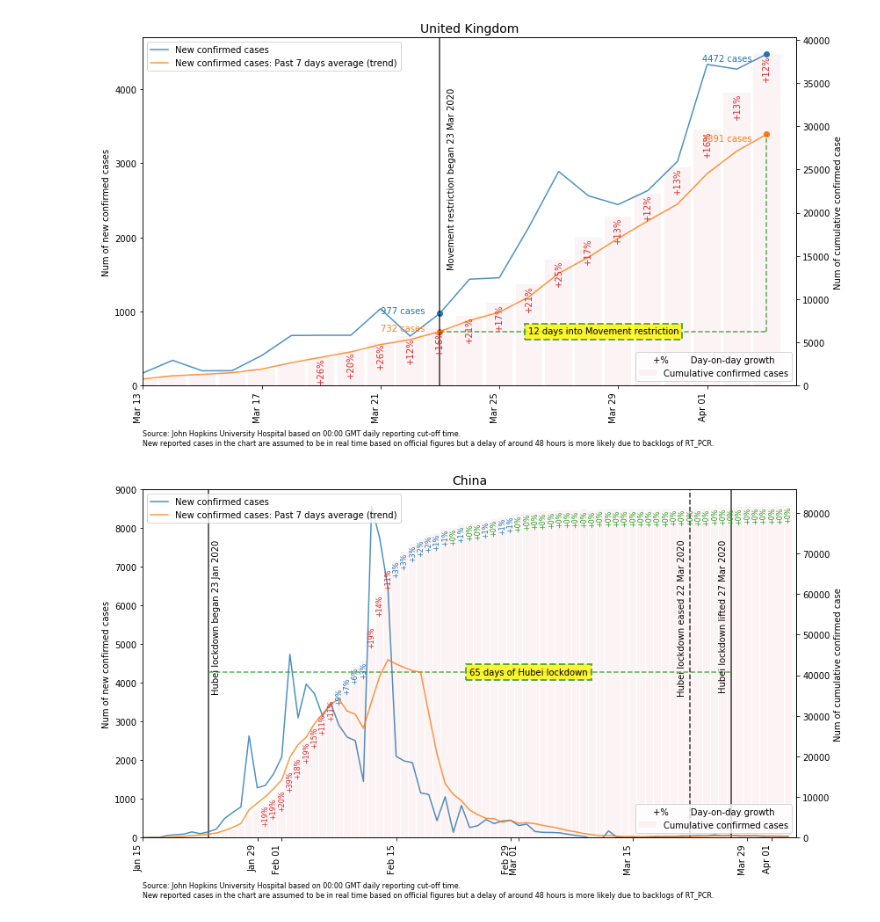
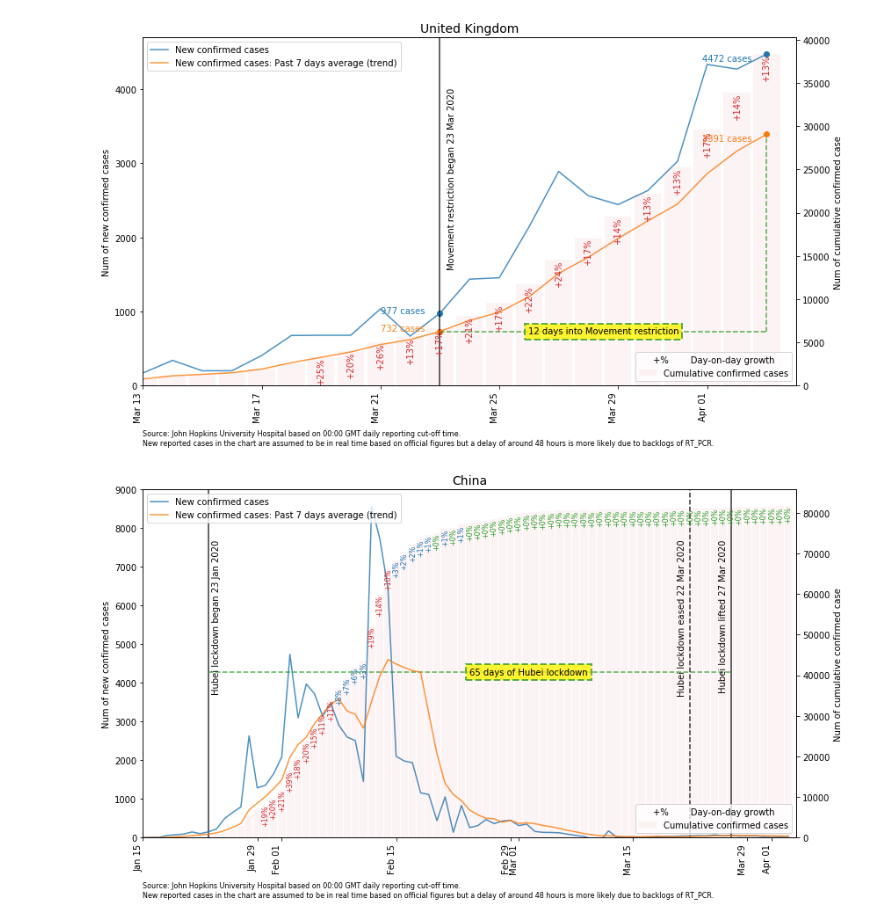
Before and after one commit to khairulomar/Covid-19, a Jupyter notebook: Covid19.ipynb, the cells around one changed output. Drawn from its saved outputs; the diff is of its cells as text; code cells hidden in the pictures.

```diff
--- a/Covid19.ipynb
+++ b/Covid19.ipynb
@@ -1019,7 +1017,7 @@ locklabel = 'Lockdown'
 
 # Define data points
 fig, ax = plt.subplots(figsize=(12,7))
-data0 = df1a.loc[df1a.country==country].reset_index()
+data0 = df1.loc[df1.country==country].reset_index()
 data0 = data0.sort_values('date').reset_index(drop=True)[['date','confirmed','new_confirmed','growth']]
 data1 = data0.new_confirmed.rolling(window=7).mean()
 lockend = data0.date.max()
@@ -1088,7 +1086,7 @@ locklabel = 'State of Alarm'
 
 # Define data points
 fig, ax = plt.subplots(figsize=(12,7))
-data0 = df1a.loc[df1a.country==country].reset_index()
+data0 = df1.loc[df1.country==country].reset_index()
 data0 = data0.sort_values('date').reset_index(drop=True)[['date','confirmed','new_confirmed','growth']]
 data1 = data0.new_confirmed.rolling(window=7).mean()
 lockend = data0.date.max()
@@ -1157,7 +1155,7 @@ locklabel = 'Movement restriction'
 
 # Define data points
 fig, ax = plt.subplots(figsize=(12,7))
-data0 = df1a.loc[df1a.country==country].reset_index()
+data0 = df1.loc[df1.country==country].reset_index()
 data0 = data0.sort_values('date').reset_index(drop=True)[['date','confirmed','new_confirmed','growth']]
 data1 = data0.new_confirmed.rolling(window=7).mean()
 lockend = data0.date.max()
@@ -1226,7 +1224,7 @@ locklabel = 'Movement restriction'
 
 # Define data points
 fig, ax = plt.subplots(figsize=(12,7))
-data0 = df1a.loc[df1a.country==country].reset_index()
+data0 = df1.loc[df1.country==country].reset_index()
 data0 = data0.sort_values('date').reset_index(drop=True)[['date','confirmed','new_confirmed','growth']]
 data1 = data0.new_confirmed.rolling(window=7).mean()
 lockend = data0.date.max()
@@ -1295,7 +1293,7 @@ locklabel = 'Hubei lockdown'
 
 # Define data points
 fig, ax = plt.subplots(figsize=(12,7))
-data0 = df1a.loc[df1a.country==country].reset_index()
+data0 = df1.loc[df1.country==country].reset_index()
 data0 = data0.sort_values('date').reset_index(drop=True)[['date','confirmed','new_confirmed','growth']]
 data1 = data0.new_confirmed.rolling(window=7).mean()
 lockend2   = pd.to_datetime('20200322', format='%Y%m%d')
@@ -1327,34 +1325,34 @@ ax.vlines(lockend, -50, data0.new_confirmed.max()*1.05, alpha=0.8)
 ax.text(lockend-oneday*1.5, data0.new_confirmed.max()*0.9,
         f'{locklabel} lifted {lockend.day} {mdict[lockend.month]} {lockend.year}', rotation=90, va='top')
 
 # Cumulative cases
 ax2 = ax.twinx()
 ax2.bar(data0.date, data0.confirmed, label='Cumulative confirmed cases', color='C3', width=0.9, alpha=0.05)
 for i in data0[data0.date>txtmin].index:
     if data0.iloc[i].growth >= 1.1: color='C3'
     elif data0.iloc[i].growth >= 1.01: color='C0'
     else: color='C2'
     ax2.text(data0.iloc[i].date, data0.iloc[i].confirmed, f'+{int((data0.iloc[i].growth-1)*100)}%',
              rotation=90, ha='center', va='top', color=color, fontsize=8)
 # Axis labels
 ax.set_xlim(xmin, data0.date.max()+oneday)
 ax.set_ylim(0, data0.new_confirmed.max()*1.05)
 ax.xaxis.set_major_formatter(mdates.DateFormatter("%b %d"))
 fig.autofmt_xdate(rotation=90)
 ax.set_ylabel('Num of new confirmed cases')
 ax2.set_ylabel('Num of cumulative confirmed case')
 plt.annotate('Source: John Hopkins University Hospital based on 00:00 GMT daily reporting cut-off time.\nNew reported cases in the chart are assumed to be in real time based on official figures but a delay of around 48 hours is more likely due to backlogs of RT_PCR.',
              (0,0), (0, -50), xycoords='axes fraction', textcoords='offset points', va='top', fontsize=8)
 
 # Legends
 ax.legend(loc='upper left')
 ax2.legend(loc='lower right', title='+%        Day-on-day growth')
 ax.set_title(country, fontsize=14)
 plt.tight_layout()
 plt.savefig(f"img/lockdown_{country.replace(' ','_')}", pad_inches=0)
 plt.show()
 # %% [output]
-[figure, old version]
+[figure, new version]
 # %%
 # Assign values
 country   = 'South Korea'
```
Also changed, not shown: parts of 25 cells of this notebook, 38 other files.
